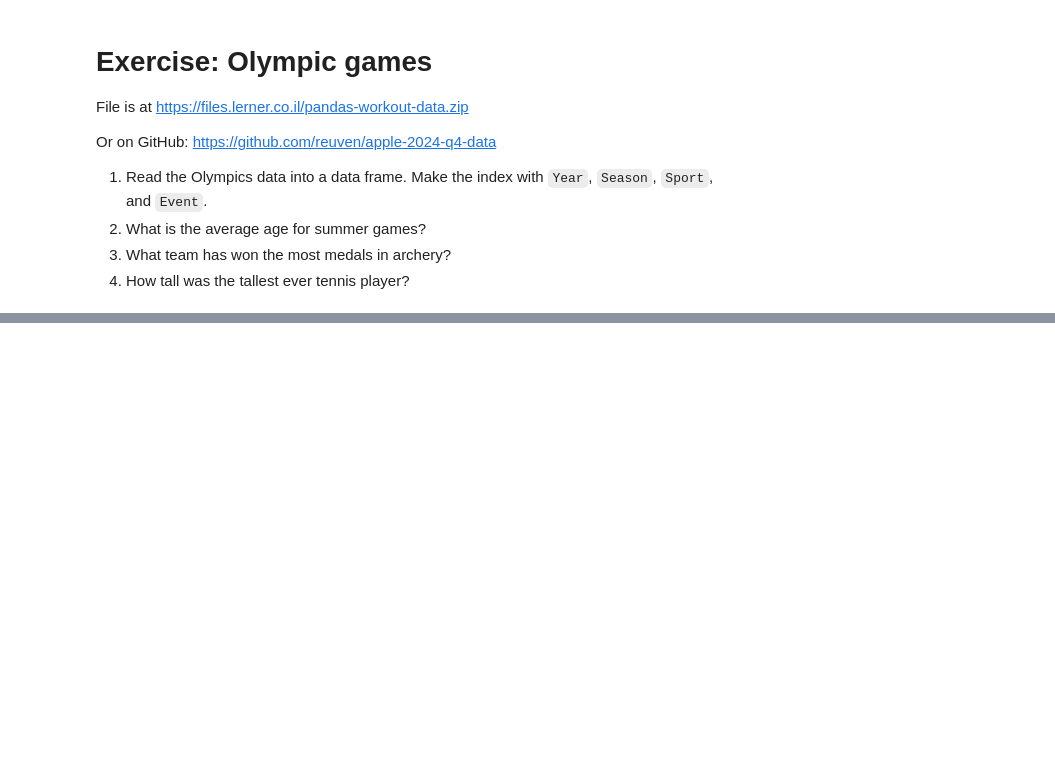
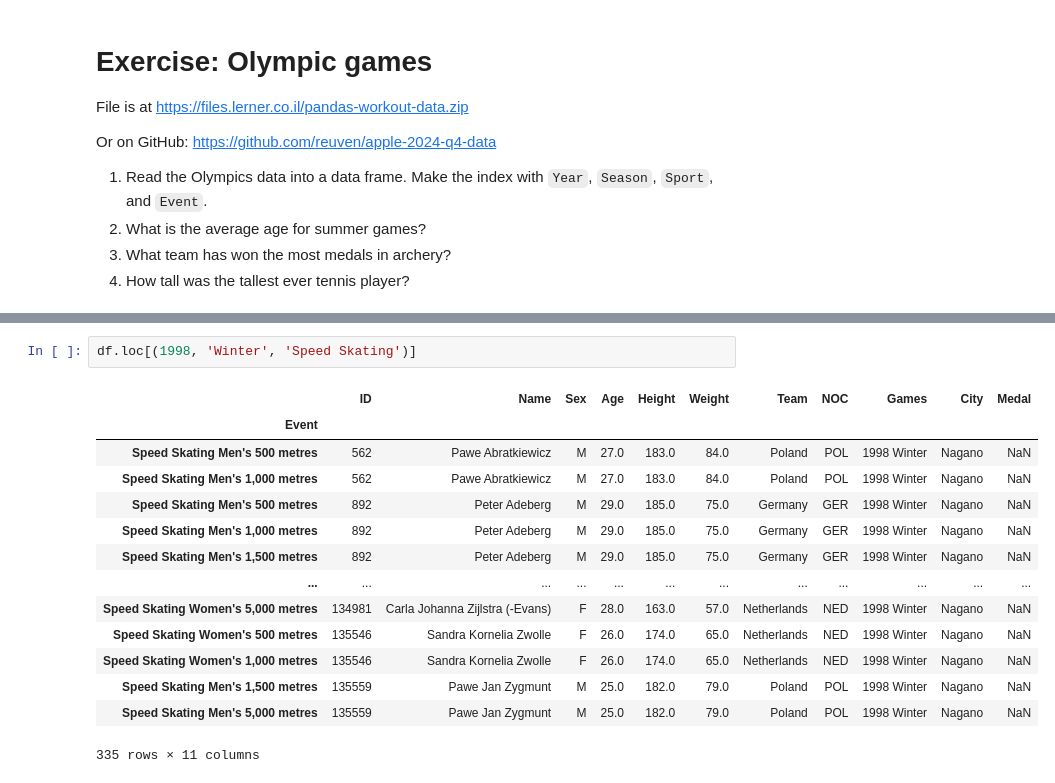
Before and after one commit to reuven/apple-2024-q4-data, a Jupyter notebook: Apple - 2024-10October-01.ipynb, the cells around one changed output, grey strips where cells are left out. Drawn from its saved outputs; the diff is of its cells as text; blank space fills up the shorter version.

```diff
--- a/Apple - 2024-10October-01.ipynb
+++ b/Apple - 2024-10October-01.ipynb
@@ -388,0 +444,17 @@ Or on GitHub: https://github.com/reuven/apple-2024-q4-data
+# %%
+df.loc[(1998, 'Winter', 'Speed Skating')]
+# %% [output]
+|  | ID | Name | Sex | Age | Height | Weight | Team | NOC | Games | City | Medal |
+| Event |  |  |  |  |  |  |  |  |  |  |  |
+| Speed Skating Men's 500 metres | 562 | Pawe Abratkiewicz | M | 27.0 | 183.0 | 84.0 | Poland | POL | 1998 Winter | Nagano | NaN |
+| Speed Skating Men's 1,000 metres | 562 | Pawe Abratkiewicz | M | 27.0 | 183.0 | 84.0 | Poland | POL | 1998 Winter | Nagano | NaN |
+| Speed Skating Men's 500 metres | 892 | Peter Adeberg | M | 29.0 | 185.0 | 75.0 | Germany | GER | 1998 Winter | Nagano | NaN |
+| Speed Skating Men's 1,000 metres | 892 | Peter Adeberg | M | 29.0 | 185.0 | 75.0 | Germany | GER | 1998 Winter | Nagano | NaN |
+| Speed Skating Men's 1,500 metres | 892 | Peter Adeberg | M | 29.0 | 185.0 | 75.0 | Germany | GER | 1998 Winter | Nagano | NaN |
+| ... | ... | ... | ... | ... | ... | ... | ... | ... | ... | ... | ... |
+| Speed Skating Women's 5,000 metres | 134981 | Carla Johanna Zijlstra (-Evans) | F | 28.0 | 163.0 | 57.0 | Netherlands | NED | 1998 Winter | Nagano | NaN |
+| Speed Skating Women's 500 metres | 135546 | Sandra Kornelia Zwolle | F | 26.0 | 174.0 | 65.0 | Netherlands | NED | 1998 Winter | Nagano | NaN |
+| Speed Skating Women's 1,000 metres | 135546 | Sandra Kornelia Zwolle | F | 26.0 | 174.0 | 65.0 | Netherlands | NED | 1998 Winter | Nagano | NaN |
+| Speed Skating Men's 1,500 metres | 135559 | Pawe Jan Zygmunt | M | 25.0 | 182.0 | 79.0 | Poland | POL | 1998 Winter | Nagano | NaN |
+| Speed Skating Men's 5,000 metres | 135559 | Pawe Jan Zygmunt | M | 25.0 | 182.0 | 79.0 | Poland | POL | 1998 Winter | Nagano | NaN |
+335 rows × 11 columns
```
Also changed, not shown: parts of 5 cells of this notebook.
